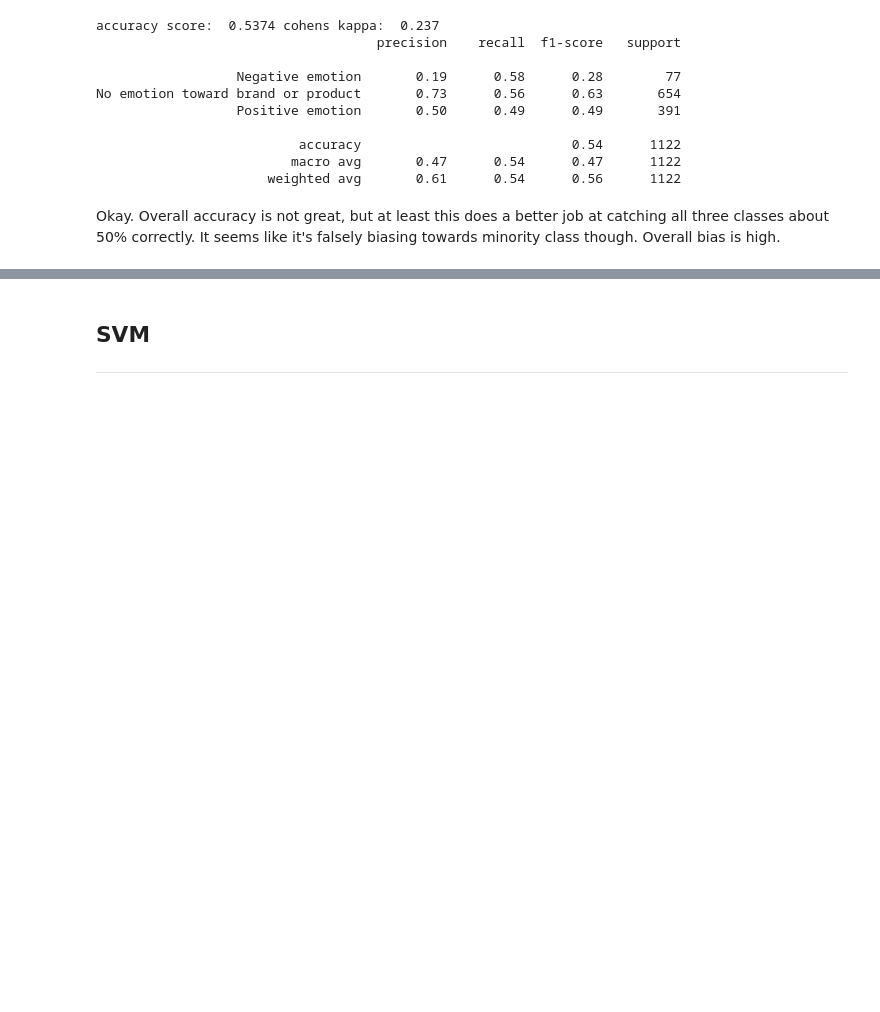
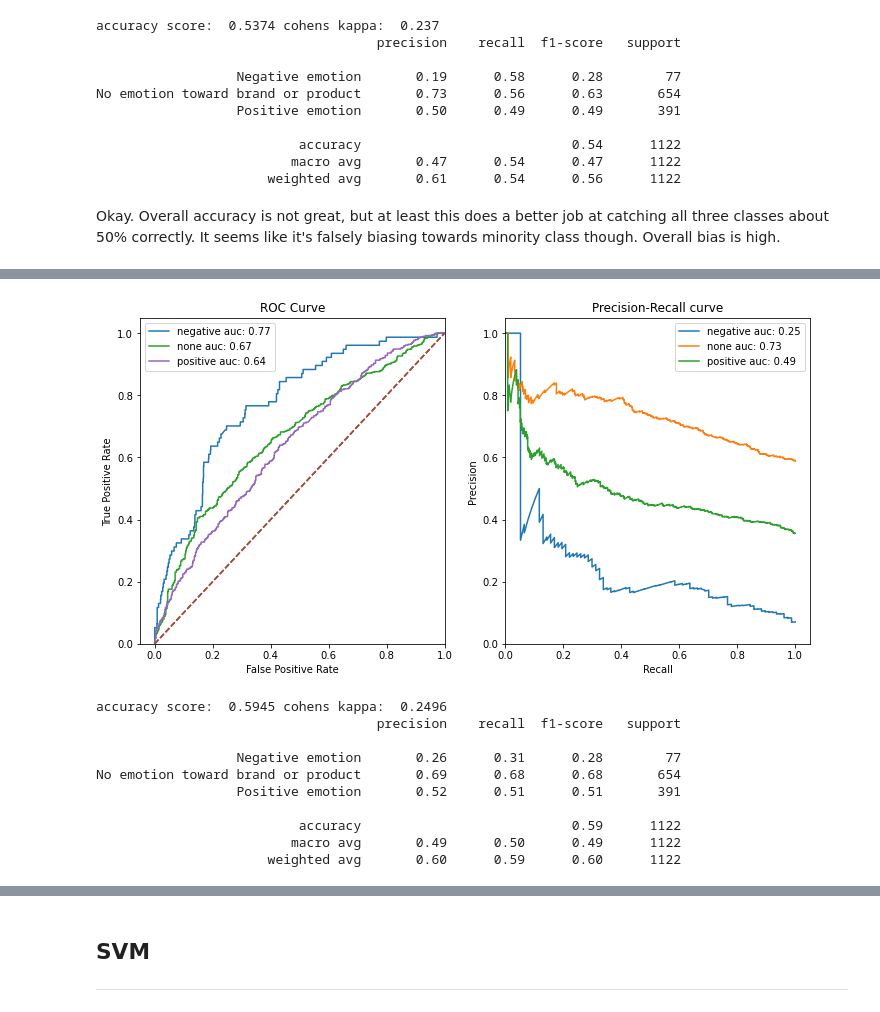
Before and after one commit to stereopickle/tweet_sentiment_analysis, a Jupyter notebook: 020.Model_BoW.ipynb, the cells around one changed output, grey strips where cells are left out. Drawn from its saved outputs; the diff is of its cells as text; code cells hidden in the pictures; blank space fills up the shorter version.

```diff
--- a/020.Model_BoW.ipynb
+++ b/020.Model_BoW.ipynb
@@ -129,0 +142,19 @@ Fitting 5 folds for each of 40 candidates, totalling 200 fits
+# %%
+rf = RandomForestClassifier(**rfc_study.best_params, n_jobs = -1)
+
+rf.fit(X_train_tf, y_train)
+
+y_pred, y_pred_p = get_pred(rf, X_val_tf)
+evaluating(y_val, y_pred, y_pred_p)
+# %% [output]
+[figure, added]
+accuracy score:  0.5945 cohens kappa:  0.2496
+                                    precision    recall  f1-score   support
+
+                  Negative emotion       0.26      0.31      0.28        77
+No emotion toward brand or product       0.69      0.68      0.68       654
+                  Positive emotion       0.52      0.51      0.51       391
+
+                          accuracy                           0.59      1122
+                         macro avg       0.49      0.50      0.49      1122
+                      weighted avg       0.60      0.59      0.60      1122
```
Also changed, not shown: parts of 15 cells of this notebook.
